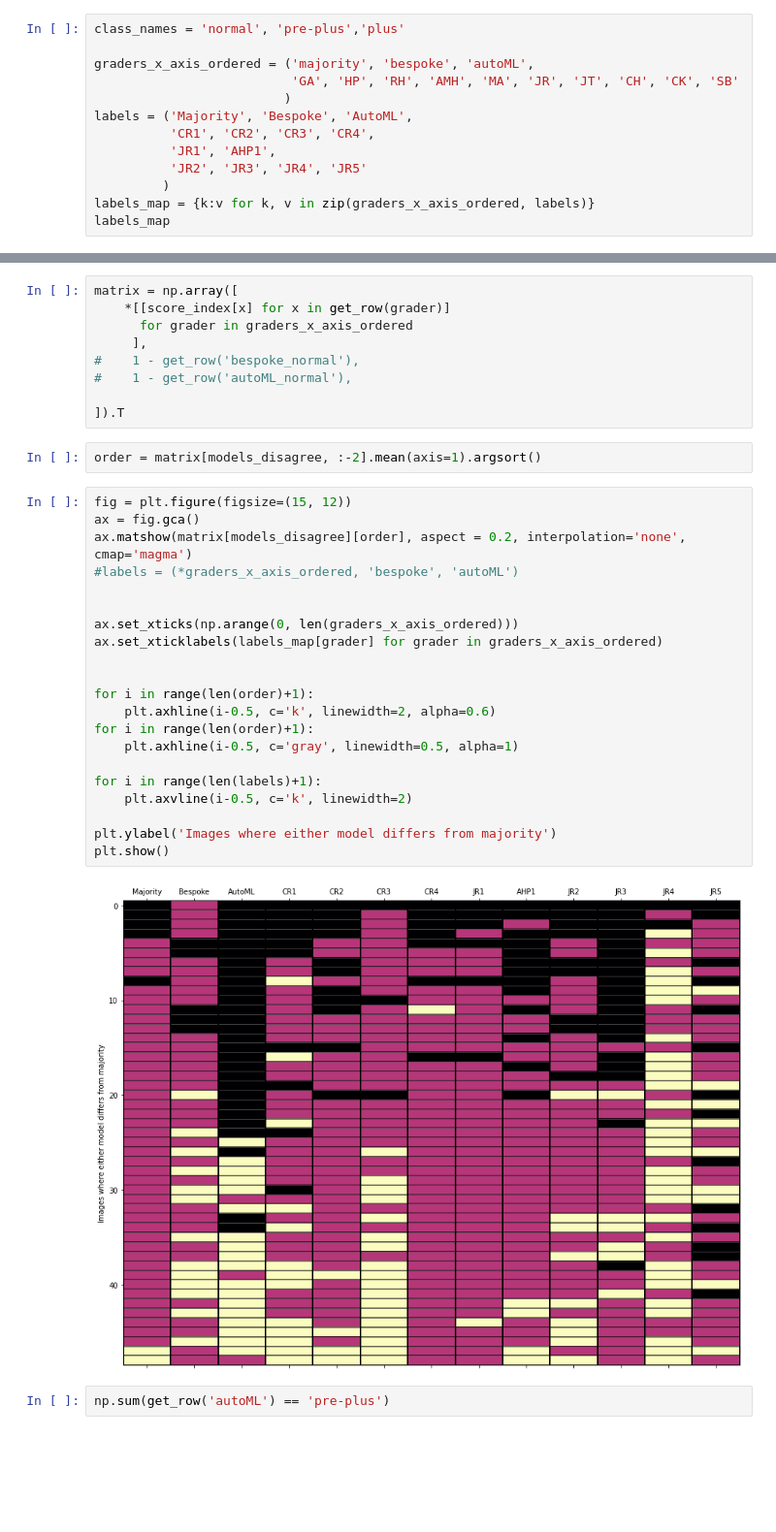
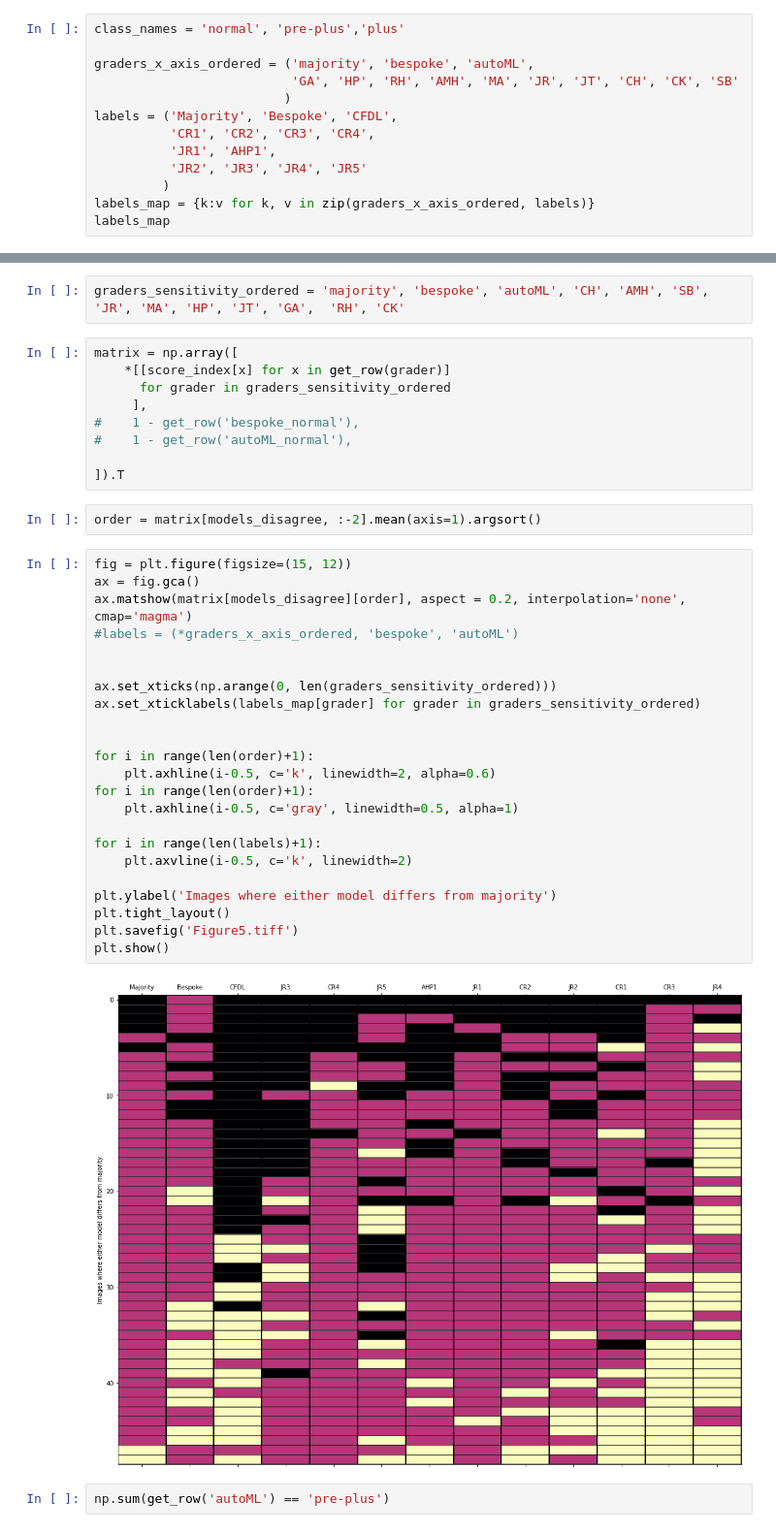
Before and after one commit to MoorfieldsInnovationLab/ROP, a Jupyter notebook: model_development/Figures.ipynb, the cells around one changed output, grey strips where cells are left out. Shown: that part at 97% size. Drawn from its saved outputs; the diff is of its cells as text; blank space fills up the shorter version.

```diff
--- a/model_development/Figures.ipynb
+++ b/model_development/Figures.ipynb
@@ -56,7 +56,7 @@ class_names = 'normal', 'pre-plus','plus'
 graders_x_axis_ordered = ('majority', 'bespoke', 'autoML',
                           'GA', 'HP', 'RH', 'AMH', 'MA', 'JR', 'JT', 'CH', 'CK', 'SB'
                          )
-labels = ('Majority', 'Bespoke', 'AutoML',
+labels = ('Majority', 'Bespoke', 'CFDL',
           'CR1', 'CR2', 'CR3', 'CR4',
           'JR1', 'AHP1',
           'JR2', 'JR3', 'JR4', 'JR5'
@@ -292,7 +309,9 @@ models_disagree = (get_row('autoML') != get_row('majority')) | (get_row('bespoke
+# %%
+graders_sensitivity_ordered = 'majority', 'bespoke', 'autoML', 'CH', 'AMH', 'SB', 'JR', 'MA', 'HP', 'JT', 'GA',  'RH', 'CK'
 # %%
 matrix = np.array([
     *[[score_index[x] for x in get_row(grader)]
-      for grader in graders_x_axis_ordered
+      for grader in graders_sensitivity_ordered
      ],
 #    1 - get_row('bespoke_normal'),
 #    1 - get_row('autoML_normal'),
@@ -303,26 +322,28 @@ order = matrix[models_disagree, :-2].mean(axis=1).argsort()
 # %%
 fig = plt.figure(figsize=(15, 12))
 ax = fig.gca()
 ax.matshow(matrix[models_disagree][order], aspect = 0.2, interpolation='none', cmap='magma')
 #labels = (*graders_x_axis_ordered, 'bespoke', 'autoML')
 
 
-ax.set_xticks(np.arange(0, len(graders_x_axis_ordered)))
-ax.set_xticklabels(labels_map[grader] for grader in graders_x_axis_ordered)
+ax.set_xticks(np.arange(0, len(graders_sensitivity_ordered)))
+ax.set_xticklabels(labels_map[grader] for grader in graders_sensitivity_ordered)
 
 
 for i in range(len(order)+1):
     plt.axhline(i-0.5, c='k', linewidth=2, alpha=0.6)
 for i in range(len(order)+1):
     plt.axhline(i-0.5, c='gray', linewidth=0.5, alpha=1)
 
 for i in range(len(labels)+1):
     plt.axvline(i-0.5, c='k', linewidth=2)
 
 plt.ylabel('Images where either model differs from majority')
+plt.tight_layout()
+plt.savefig('Figure5.tiff')
 plt.show()
 # %% [output]
-[figure, old version]
+[figure, new version]
 # %%
 np.sum(get_row('autoML') == 'pre-plus')
 # %% [output]
```
Also changed, not shown: parts of 8 cells of this notebook.
